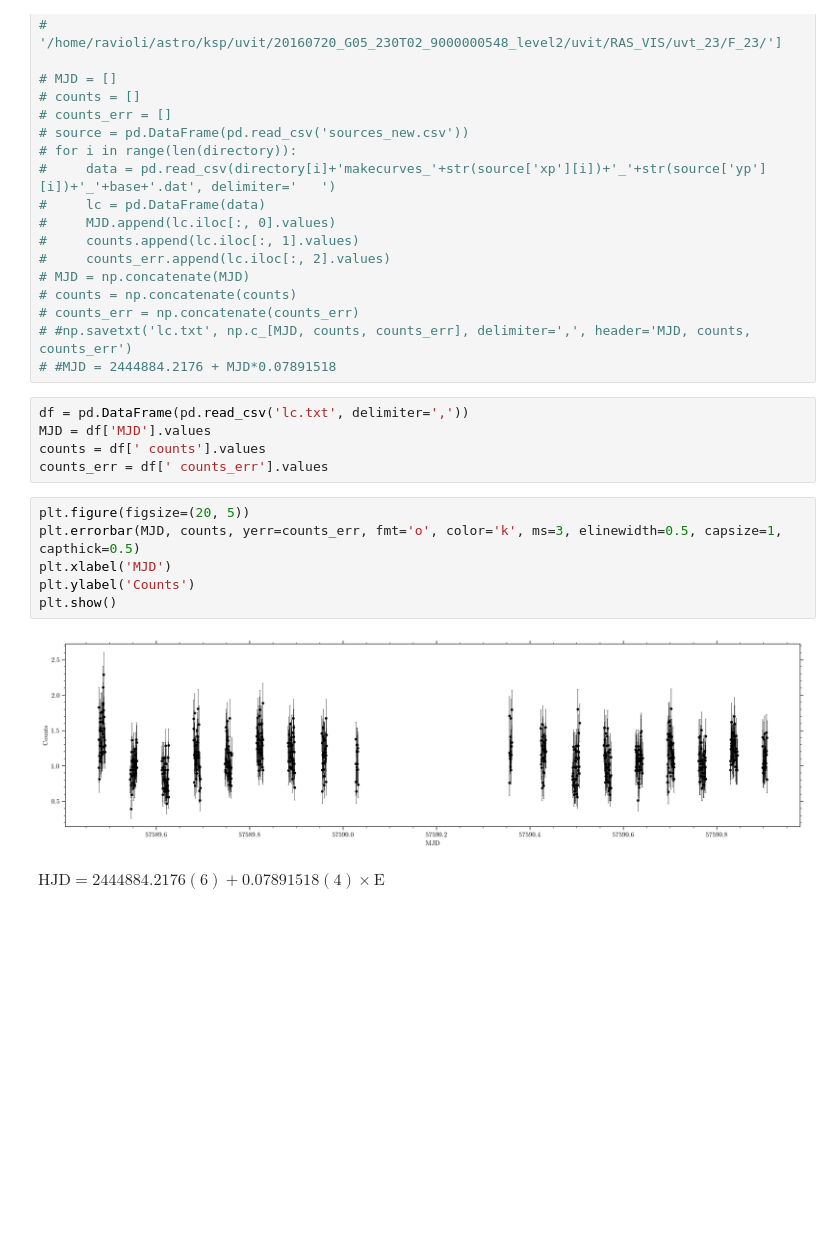
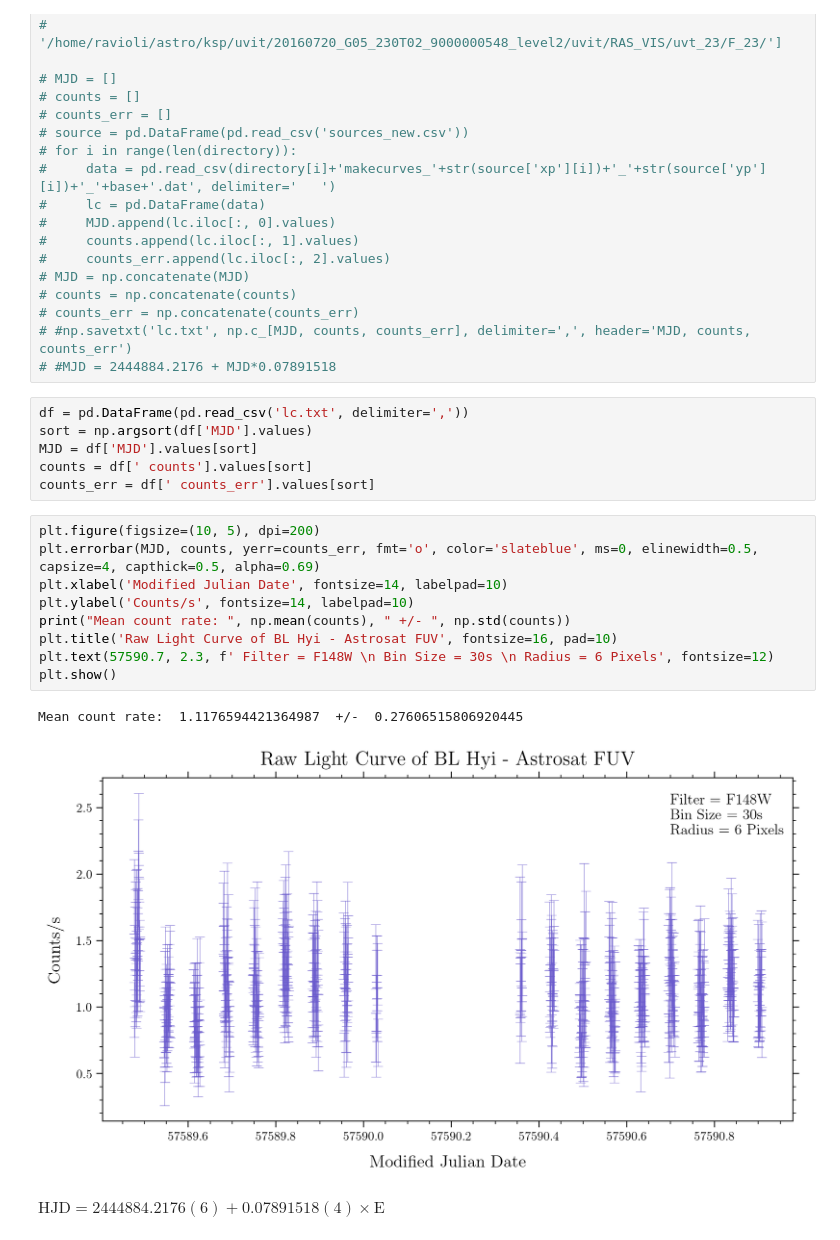
Before and after one commit to ravioli1369/uvit, a Jupyter notebook: lc.ipynb, the cells around one changed output. Saved outputs shown, nothing was run; the diff lists cells and outputs as text; blank space fills up the shorter version.

```diff
--- a/lc.ipynb
+++ b/lc.ipynb
@@ -64,17 +64,22 @@ matplotlib.rcParams.update(params)
 # #MJD = 2444884.2176 + MJD*0.07891518
 # %%
 df = pd.DataFrame(pd.read_csv('lc.txt', delimiter=','))
-MJD = df['MJD'].values
-counts = df[' counts'].values
-counts_err = df[' counts_err'].values
+sort = np.argsort(df['MJD'].values)
+MJD = df['MJD'].values[sort]
+counts = df[' counts'].values[sort]
+counts_err = df[' counts_err'].values[sort]
-# %%
-plt.figure(figsize=(20, 5))
-plt.errorbar(MJD, counts, yerr=counts_err, fmt='o', color='k', ms=3, elinewidth=0.5, capsize=1, capthick=0.5)
-plt.xlabel('MJD')
-plt.ylabel('Counts')
-plt.show()
-# %% [output]
-[figure, removed]
+# %%
+plt.figure(figsize=(10, 5), dpi=200)
+plt.errorbar(MJD, counts, yerr=counts_err, fmt='o', color='slateblue', ms=0, elinewidth=0.5, capsize=4, capthick=0.5, alpha=0.69)
+plt.xlabel('Modified Julian Date', fontsize=14, labelpad=10)
+plt.ylabel('Counts/s', fontsize=14, labelpad=10)
+print("Mean count rate: ", np.mean(counts), " +/- ", np.std(counts))
+plt.title('Raw Light Curve of BL Hyi - Astrosat FUV', fontsize=16, pad=10)
+plt.text(57590.7, 2.3, f' Filter = F148W \n Bin Size = 30s \n Radius = 6 Pixels', fontsize=12)
+plt.show()
+# %% [output]
+Mean count rate:  1.1176594421364987  +/-  0.27606515806920445
+[figure, added]
 # %% [markdown]
 $\text{HJD}  = 2444884.2176(6) + 0.07891518(4)\times \text{E}$
 # %%
```
Also changed, not shown: parts of 18 cells of this notebook.
